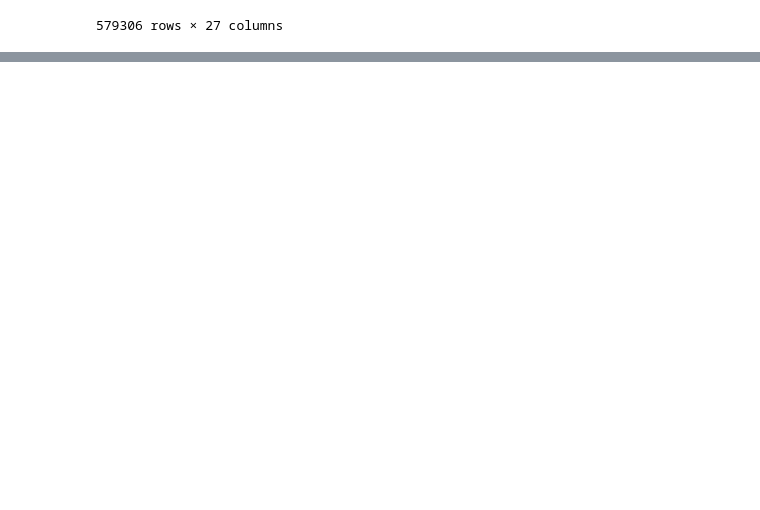
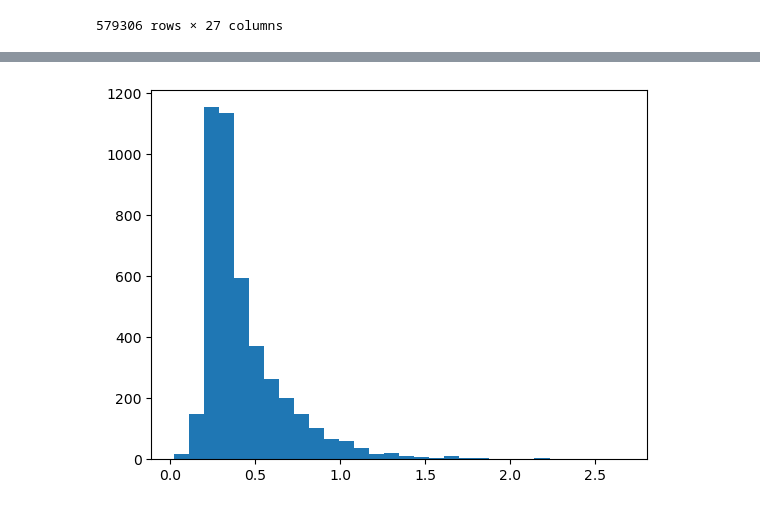
Before and after one commit to bories97/Python, a Jupyter notebook: 공모전 데이터/K-league data 분석.ipynb, the cells around one changed output, grey strips where cells are left out. Drawn from its saved outputs; the diff is of its cells as text; code cells hidden in the pictures; blank space fills up the shorter version.

```diff
--- a/공모전 데이터/K-league data 분석.ipynb
+++ b/공모전 데이터/K-league data 분석.ipynb
@@ -32,0 +277,17 @@ soccer_df
+# %%
+goal_x = 105
+goal_y = 34
+goal_y_half = 3.66
+
+left_post = goal_y - goal_y_half
+right_post = goal_y + goal_y_half
+# %%
+shots['shot_angle'] = np.abs(
+        np.arctan2(right_post - shots['adj_y'], goal_x - shots['adj_x']) -
+        np.arctan2(left_post - shots['adj_y'], goal_x - shots['adj_x'])
+)
+# %%
+plt.hist(shots['shot_angle'], bins=30)
+plt.show()
+# %% [output]
+[figure, added]
```
Also changed, not shown: parts of 114 cells of this notebook, 1 other file.
